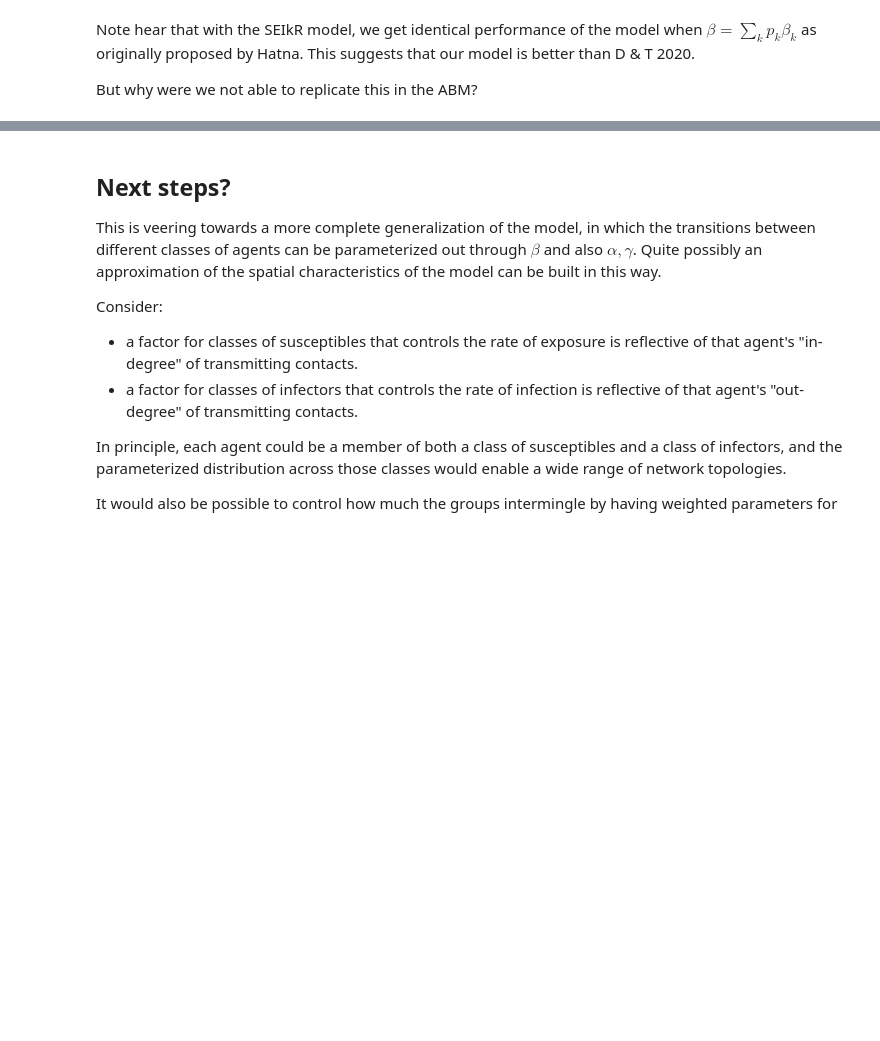
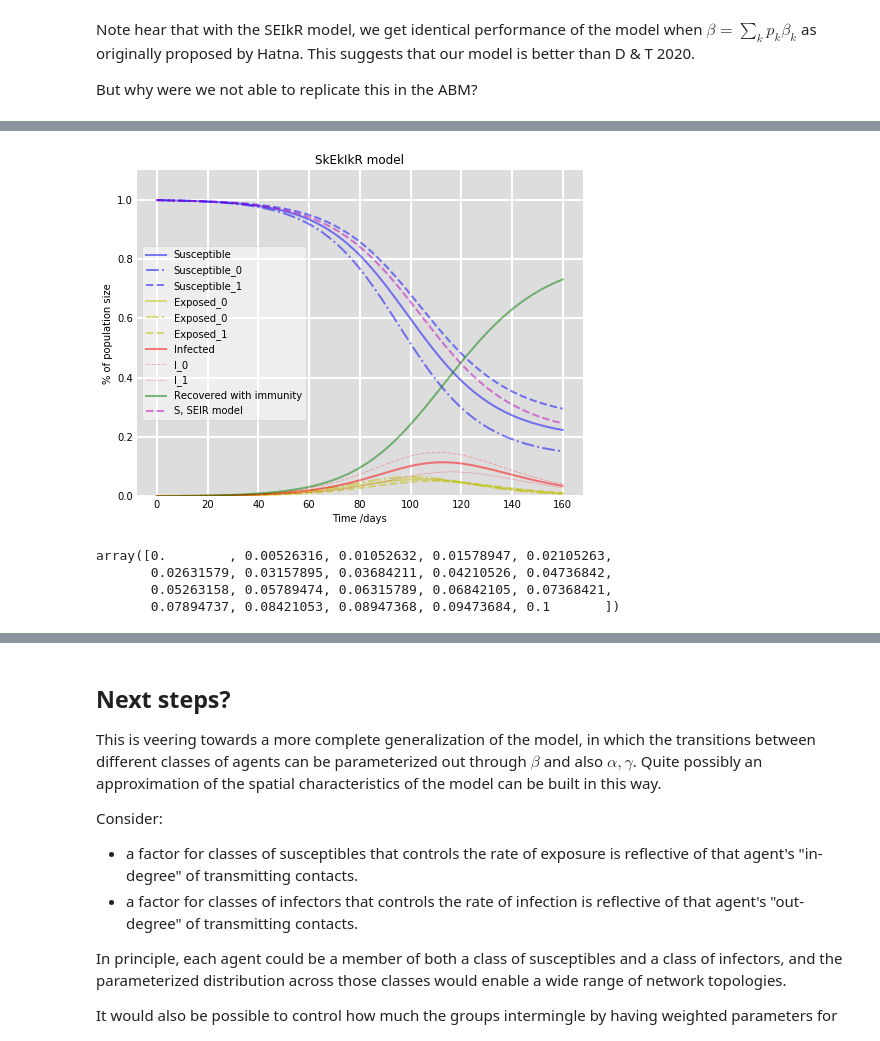
Before and after one commit to sbenthall/privacy-abm, a Jupyter notebook: contact-tracing/description/Compartmental epidemiological model.ipynb, the cells around one changed output, grey strips where cells are left out. Saved outputs shown, nothing was run; the diff lists cells and outputs as text; code cells hidden in the pictures; blank space fills up the shorter version.

Commit message:
adding compartmental model

```diff
--- a/contact-tracing/description/Compartmental epidemiological model.ipynb
+++ b/contact-tracing/description/Compartmental epidemiological model.ipynb
@@ -240,7 +242,7 @@ $\frac{dR}{dt} = \sum_k \gamma I_k$
 # %%
 # The SEIR model differential equations.
 def SEIkR_deriv(y, t, N, beta : np.ndarray, alpha, gamma, p : np.ndarray):
-    S, E, I_0, I_1, R = y
+    S_0, S_1, E_0, E_1, I_0, I_1, R = y
 
     dSdt = - (beta[0] * I_0 + beta[1] * I_1) * S / N
 
@@ -313,0 +324,17 @@ But why were we not able to replicate this in the ABM?
+# %%
+# The SEIR model differential equations.
+def SkEkIkR_deriv(y, t, N, beta, alpha, gamma : np.ndarray, p_hat):
+    S_0, S_1, E_0, E_1, I_0, I_1, R = y
+
+    dS0dt = - beta * ((1 - p_hat) * I_0 + (p_hat) * I_1) * S_0 / Nk[0]
+    dS1dt = - beta * ((p_hat) * I_0 + (1 - p_hat) * I_1) * S_1 / Nk[1]
+
+    dE0dt = beta * ((1 - p_hat) * I_0 + (p_hat) * I_1) * S_0 / Nk[0] - alpha * E_0
+    dE1dt = beta * ((p_hat) * I_0 + (1 - p_hat) * I_1) * S_1 / Nk[1] - alpha * E_1
+
+    dI0dt = alpha * E_0 - gamma[0] * I_0
+    dI1dt = alpha * E_1 - gamma[1] * I_1
+
+    dRdt = gamma[0] * I_0 + gamma[1] * I_1
+
+    return dS0dt, dS1dt, dE0dt, dE1dt, dI0dt, dI1dt, dRdt
@@ -313,0 +369,29 @@ But why were we not able to replicate this in the ABM?
+# %%
+# Plot the data on three separate curves for S(t), I(t) and R(t)
+fig = plt.figure(facecolor='w',figsize=(8,6))
+ax = fig.add_subplot(111, facecolor='#dddddd', axisbelow=True)
+ax.plot(t, (S_0 + S_1) / N, 'b', alpha=0.5, lw=2, label='Susceptible')
+ax.plot(t, S_0/Nk[0], 'b-.', alpha=0.5, lw=2, label='Susceptible_0')
+ax.plot(t, S_1/Nk[1], 'b--', alpha=0.5, lw=2, label='Susceptible_1')
+ax.plot(t, (E_0 + E_1)/N, 'y-', alpha=0.5, lw=2, label='Exposed_0')
+ax.plot(t, E_0/Nk[0], 'y-.', alpha=0.5, lw=2, label='Exposed_0')
+ax.plot(t, E_1/Nk[1], 'y--', alpha=0.5, lw=2, label='Exposed_1')
+ax.plot(t, (I_0 + I_1)/N, 'r', alpha=0.5, lw=2, label='Infected')
+ax.plot(t, (I_0)/Nk[0], 'r-.', alpha=0.5, lw=.5, label='I_0')
+ax.plot(t, (I_1)/Nk[1], 'r--', alpha=0.5, lw=.5, label='I_1')
+ax.plot(t, R/N, 'g', alpha=0.5, lw=2, label='Recovered with immunity')
+ax.plot(t, (S_benchmark)/ N, 'm--', alpha=0.5, lw=2, label='S, SEIR model')
+ax.set_xlabel('Time /days')
+ax.set_ylabel('% of population size')
+ax.set_ylim(0,1.1)
+ax.yaxis.set_tick_params(length=0)
+ax.xaxis.set_tick_params(length=0)
+ax.grid(b=True, which='major', c='w', lw=2, ls='-')
+legend = ax.legend()
+legend.get_frame().set_alpha(0.5)
+for spine in ('top', 'right', 'bottom', 'left'):
+    ax.spines[spine].set_visible(False)
+plt.title('SkEkIkR model')
+plt.show()
+# %% [output]
+[figure, added]
@@ -313,0 +427,7 @@ But why were we not able to replicate this in the ABM?
+# %%
+np.linspace(0,.1,20)
+# %% [output]
+array([0.        , 0.00526316, 0.01052632, 0.01578947, 0.02105263,
+       0.02631579, 0.03157895, 0.03684211, 0.04210526, 0.04736842,
+       0.05263158, 0.05789474, 0.06315789, 0.06842105, 0.07368421,
+       0.07894737, 0.08421053, 0.08947368, 0.09473684, 0.1       ])
```
Also changed, not shown: parts of 9 cells of this notebook.
